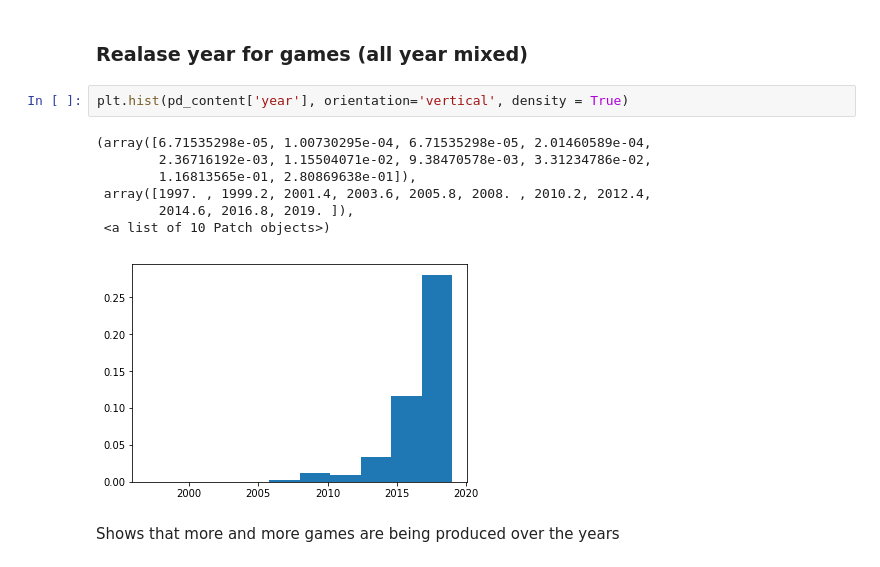
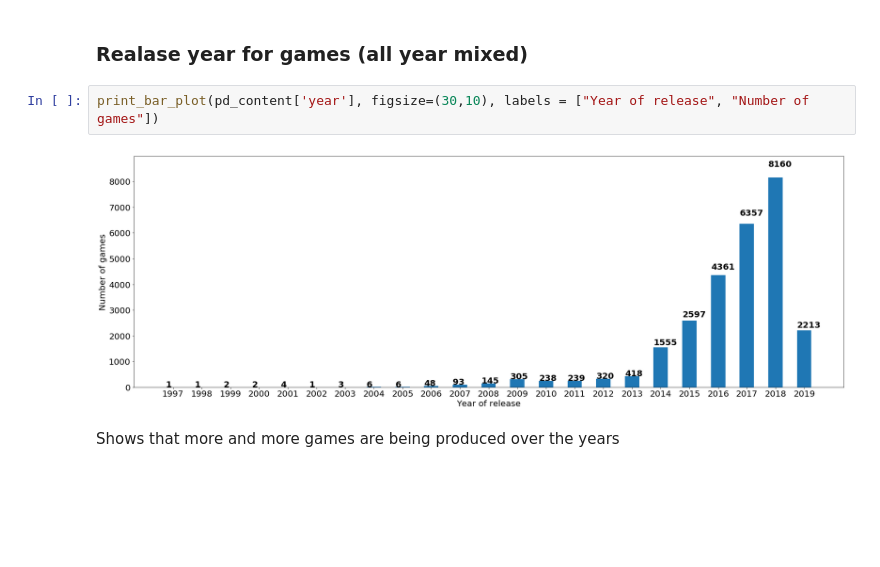
Before and after one commit to mikehdr/ntds_2019_team21, a Jupyter notebook: project.ipynb, the cells around one changed output. Drawn from its saved outputs; the diff is of its cells as text; blank space fills up the shorter version.

```diff
--- a/project.ipynb
+++ b/project.ipynb
@@ -123,16 +140,10 @@ plt.hist(pd_content['month'])
 Some months are prefered to release games. Those values are from all the games on the platform but the number of recent games shows a behavior that is to release games before christmas and in january.
 # %% [markdown]
 ### Realase year for games (all year mixed)
-# %%
-plt.hist(pd_content['year'], orientation='vertical', density = True)
-# %% [output]
-(array([6.71535298e-05, 1.00730295e-04, 6.71535298e-05, 2.01460589e-04,
-        2.36716192e-03, 1.15504071e-02, 9.38470578e-03, 3.31234786e-02,
-        1.16813565e-01, 2.80869638e-01]),
- array([1997. , 1999.2, 2001.4, 2003.6, 2005.8, 2008. , 2010.2, 2012.4,
-        2014.6, 2016.8, 2019. ]),
- <a list of 10 Patch objects>)
-[figure, removed]
+# %%
+print_bar_plot(pd_content['year'], figsize=(30,10), labels = ["Year of release", "Number of games"])
+# %% [output]
+[figure, added]
 # %% [markdown]
 Shows that more and more games are being produced over the years
 # %% [markdown]
```
Also changed, not shown: parts of 10 cells of this notebook, 9 other files.
